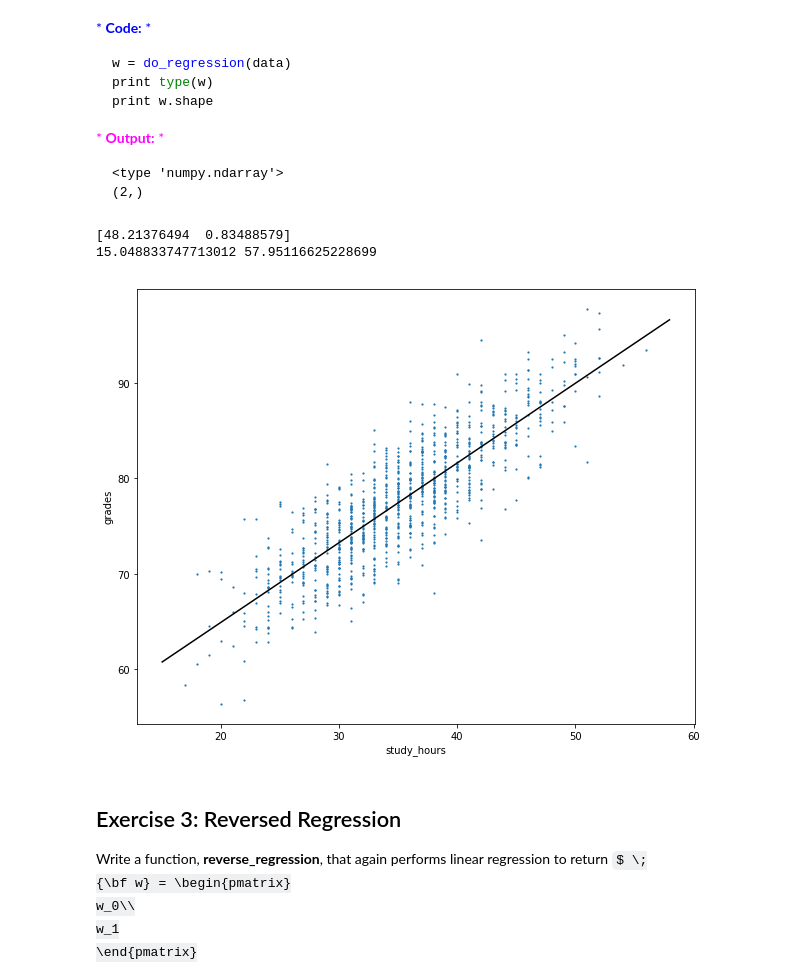
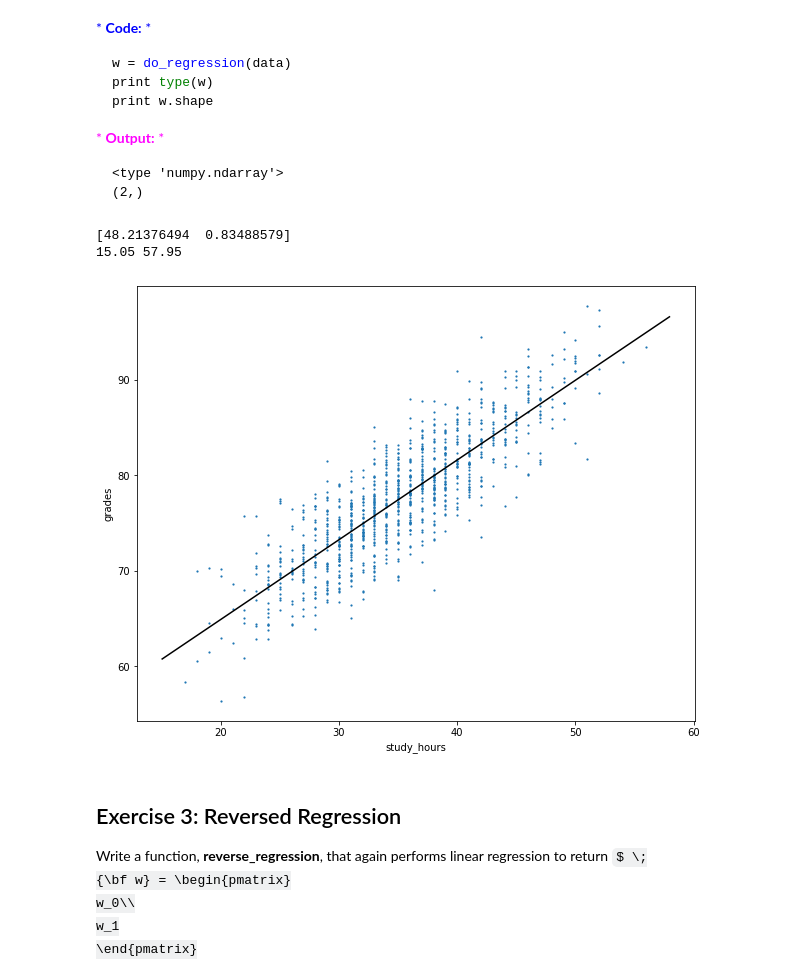
Before and after one commit to ruiwu1990/CSCI_4120, a Jupyter notebook: HW_linear_regression/HW_1.ipynb, the cells around one changed output. Cells and saved outputs as stored; diff of their text form; code cells hidden in the pictures; some formulas as TeX source.

```diff
--- a/HW_linear_regression/HW_1.ipynb
+++ b/HW_linear_regression/HW_1.ipynb
@@ -89,8 +87,12 @@ def get_averages(data):
     # Your code
     # round function can round numbers to the nearest whole number
     # use .round() function
+    data['study_hours'] = '''TODO round data['study_hours']'''
+
+
     # generate average grades for the same round-study-hours
     # hint use groupby and mean function
+    return data.groupby('''TODO study hours''').'''TODO get mean value'''
 # %%
 # check student function
 grade_means = get_averages(data)
@@ -174,25 +174,25 @@ def do_regression(data):
 # %%
 # check student function
 w1_hw = do_regression(data)
-assert str(type(w1_hw)) ==  "<type 'numpy.ndarray'>"
+assert str(type(w1_hw)) ==  "<class 'numpy.ndarray'>"
 assert w1_hw.shape == (2,)
 assert abs(w1_hw[0] - 48.0694704904) < 1
 
 
 # plot Means
-print w1_hw
+print(w1_hw)
 ax= data.plot(kind='scatter',s=1.4,x="study_hours",y="grades",figsize=[10,8]);
 x0,x1=xlim()
-print x0, x1
+print(x0, x1)
 ax.plot([x0,x1],[f(x0,w1_hw),f(x1,w1_hw)],'k');
 
 #
 # AUTOGRADER TEST - DO NOT REMOVE
 #
 # %% [output]
 [48.21376494  0.83488579]
-15.048833747713012 57.95116625228699
+15.05 57.95
-[figure, old version]
+[figure, new version]
 # %% [markdown]
 ## Exercise 3: Reversed Regression
 
```
Also changed, not shown: parts of 4 cells of this notebook, 2 other files.
